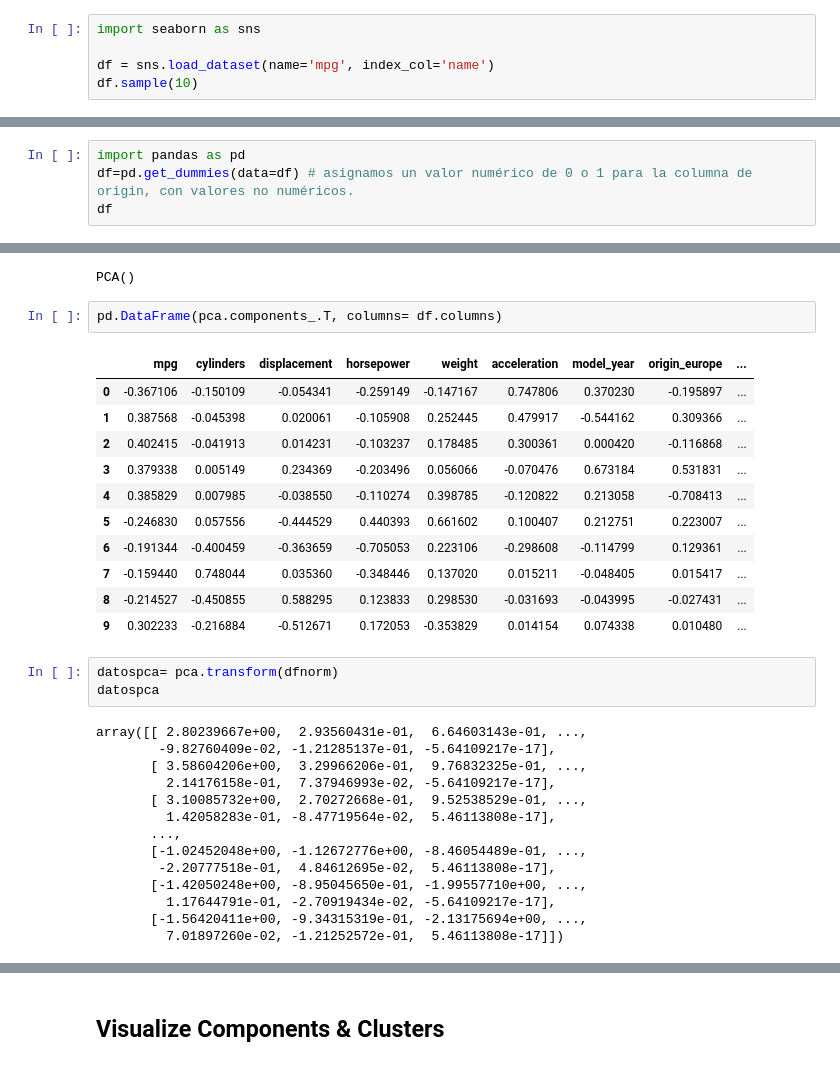
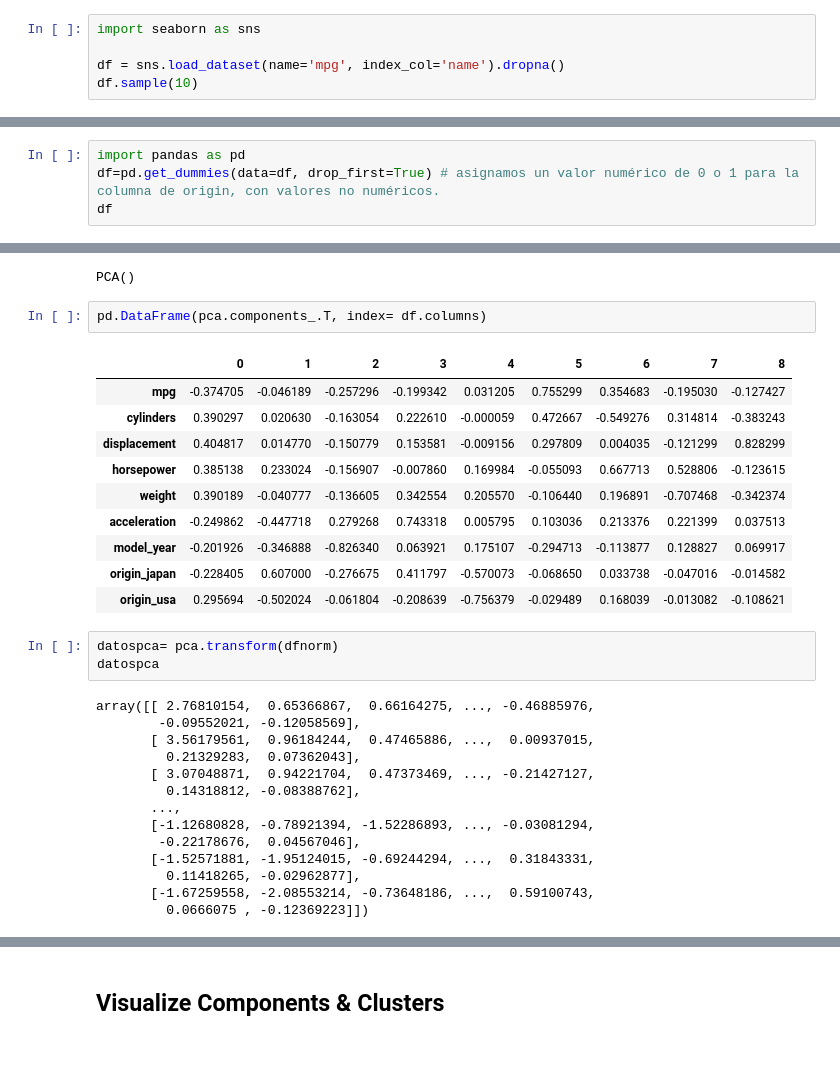
Before and after one commit to apoboldon/machine-learning-program, a Jupyter notebook: #10. Componentes Principales (PCA)/06practice_componentes_componentes_componentes-principales-(.ipynb, the cells around one changed output, grey strips where cells are left out. Cells and saved outputs as stored; diff of their text form.

```diff
--- a/#10. Componentes Principales (PCA)/06practice_componentes_componentes_componentes-principales-(.ipynb
+++ b/#10. Componentes Principales (PCA)/06practice_componentes_componentes_componentes-principales-(.ipynb
@@ -28,7 +28,7 @@
 # %%
 import seaborn as sns
 
-df = sns.load_dataset(name='mpg', index_col='name')
+df = sns.load_dataset(name='mpg', index_col='name').dropna()
 df.sample(10)
 # %% [output]
 |  | mpg | cylinders | displacement | horsepower | weight | acceleration | model_year | origin |
@@ -46,5 +53,5 @@ df.sample(10)
 # %%
 import pandas as pd
-df=pd.get_dummies(data=df) # asignamos un valor numérico de 0 o 1 para la columna de origin, con valores no numéricos.
+df=pd.get_dummies(data=df, drop_first=True) # asignamos un valor numérico de 0 o 1 para la columna de origin, con valores no numéricos.
 df
 # %% [output]
@@ -228,36 +270,35 @@ pca.fit(dfnorm)
 # %% [output]
 PCA()
 # %%
-pd.DataFrame(pca.components_.T, columns= df.columns)
+pd.DataFrame(pca.components_.T, index= df.columns)
 # %% [output]
-|  | mpg | cylinders | displacement | horsepower | weight | acceleration | model_year | origin_europe | ... |
-| 0 | -0.367106 | -0.150109 | -0.054341 | -0.259149 | -0.147167 | 0.747806 | 0.370230 | -0.195897 | ... |
-| 1 | 0.387568 | -0.045398 | 0.020061 | -0.105908 | 0.252445 | 0.479917 | -0.544162 | 0.309366 | ... |
-| 2 | 0.402415 | -0.041913 | 0.014231 | -0.103237 | 0.178485 | 0.300361 | 0.000420 | -0.116868 | ... |
-| 3 | 0.379338 | 0.005149 | 0.234369 | -0.203496 | 0.056066 | -0.070476 | 0.673184 | 0.531831 | ... |
-| 4 | 0.385829 | 0.007985 | -0.038550 | -0.110274 | 0.398785 | -0.120822 | 0.213058 | -0.708413 | ... |
-| 5 | -0.246830 | 0.057556 | -0.444529 | 0.440393 | 0.661602 | 0.100407 | 0.212751 | 0.223007 | ... |
-| 6 | -0.191344 | -0.400459 | -0.363659 | -0.705053 | 0.223106 | -0.298608 | -0.114799 | 0.129361 | ... |
-| 7 | -0.159440 | 0.748044 | 0.035360 | -0.348446 | 0.137020 | 0.015211 | -0.048405 | 0.015417 | ... |
-| 8 | -0.214527 | -0.450855 | 0.588295 | 0.123833 | 0.298530 | -0.031693 | -0.043995 | -0.027431 | ... |
-| 9 | 0.302233 | -0.216884 | -0.512671 | 0.172053 | -0.353829 | 0.014154 | 0.074338 | 0.010480 | ... |
+|  | 0 | 1 | 2 | 3 | 4 | 5 | 6 | 7 | 8 |
+| mpg | -0.374705 | -0.046189 | -0.257296 | -0.199342 | 0.031205 | 0.755299 | 0.354683 | -0.195030 | -0.127427 |
+| cylinders | 0.390297 | 0.020630 | -0.163054 | 0.222610 | -0.000059 | 0.472667 | -0.549276 | 0.314814 | -0.383243 |
+| displacement | 0.404817 | 0.014770 | -0.150779 | 0.153581 | -0.009156 | 0.297809 | 0.004035 | -0.121299 | 0.828299 |
+| horsepower | 0.385138 | 0.233024 | -0.156907 | -0.007860 | 0.169984 | -0.055093 | 0.667713 | 0.528806 | -0.123615 |
+| weight | 0.390189 | -0.040777 | -0.136605 | 0.342554 | 0.205570 | -0.106440 | 0.196891 | -0.707468 | -0.342374 |
+| acceleration | -0.249862 | -0.447718 | 0.279268 | 0.743318 | 0.005795 | 0.103036 | 0.213376 | 0.221399 | 0.037513 |
+| model_year | -0.201926 | -0.346888 | -0.826340 | 0.063921 | 0.175107 | -0.294713 | -0.113877 | 0.128827 | 0.069917 |
+| origin_japan | -0.228405 | 0.607000 | -0.276675 | 0.411797 | -0.570073 | -0.068650 | 0.033738 | -0.047016 | -0.014582 |
+| origin_usa | 0.295694 | -0.502024 | -0.061804 | -0.208639 | -0.756379 | -0.029489 | 0.168039 | -0.013082 | -0.108621 |
 # %%
 datospca= pca.transform(dfnorm)
 datospca
 # %% [output]
-array([[ 2.80239667e+00,  2.93560431e-01,  6.64603143e-01, ...,
-        -9.82760409e-02, -1.21285137e-01, -5.64109217e-17],
-       [ 3.58604206e+00,  3.29966206e-01,  9.76832325e-01, ...,
-         2.14176158e-01,  7.37946993e-02, -5.64109217e-17],
-       [ 3.10085732e+00,  2.70272668e-01,  9.52538529e-01, ...,
-         1.42058283e-01, -8.47719564e-02,  5.46113808e-17],
+array([[ 2.76810154,  0.65366867,  0.66164275, ..., -0.46885976,
+        -0.09552021, -0.12058569],
+       [ 3.56179561,  0.96184244,  0.47465886, ...,  0.00937015,
+         0.21329283,  0.07362043],
+       [ 3.07048871,  0.94221704,  0.47373469, ..., -0.21427127,
+         0.14318812, -0.08388762],
        ...,
-       [-1.02452048e+00, -1.12672776e+00, -8.46054489e-01, ...,
-        -2.20777518e-01,  4.84612695e-02,  5.46113808e-17],
-       [-1.42050248e+00, -8.95045650e-01, -1.99557710e+00, ...,
-         1.17644791e-01, -2.70919434e-02, -5.64109217e-17],
-       [-1.56420411e+00, -9.34315319e-01, -2.13175694e+00, ...,
-         7.01897260e-02, -1.21252572e-01,  5.46113808e-17]])
+       [-1.12680828, -0.78921394, -1.52286893, ..., -0.03081294,
+        -0.22178676,  0.04567046],
+       [-1.52571881, -1.95124015, -0.69244294, ...,  0.31843331,
+         0.11418265, -0.02962877],
+       [-1.67259558, -2.08553214, -0.73648186, ...,  0.59100743,
+         0.0666075 , -0.12369223]])
 # %%
 df.head()
 # %% [output]
```
Also changed, not shown: parts of 37 cells of this notebook.
